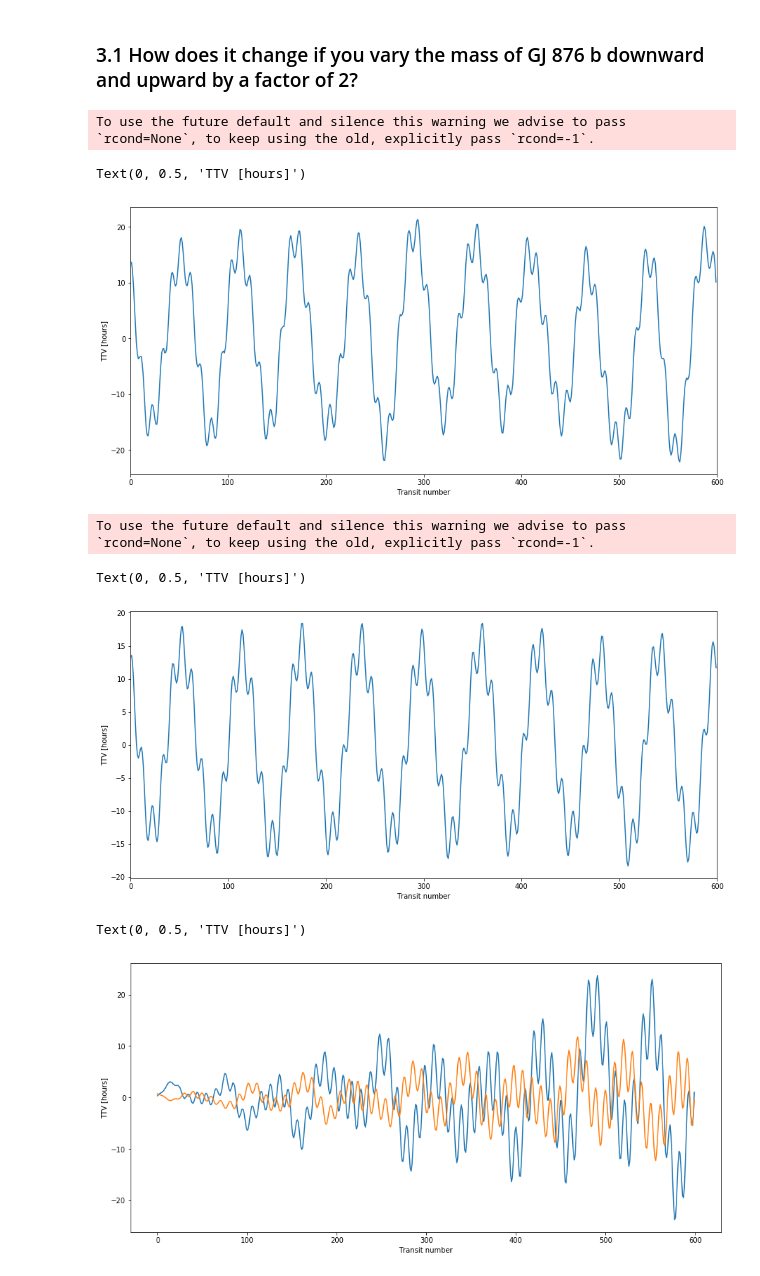
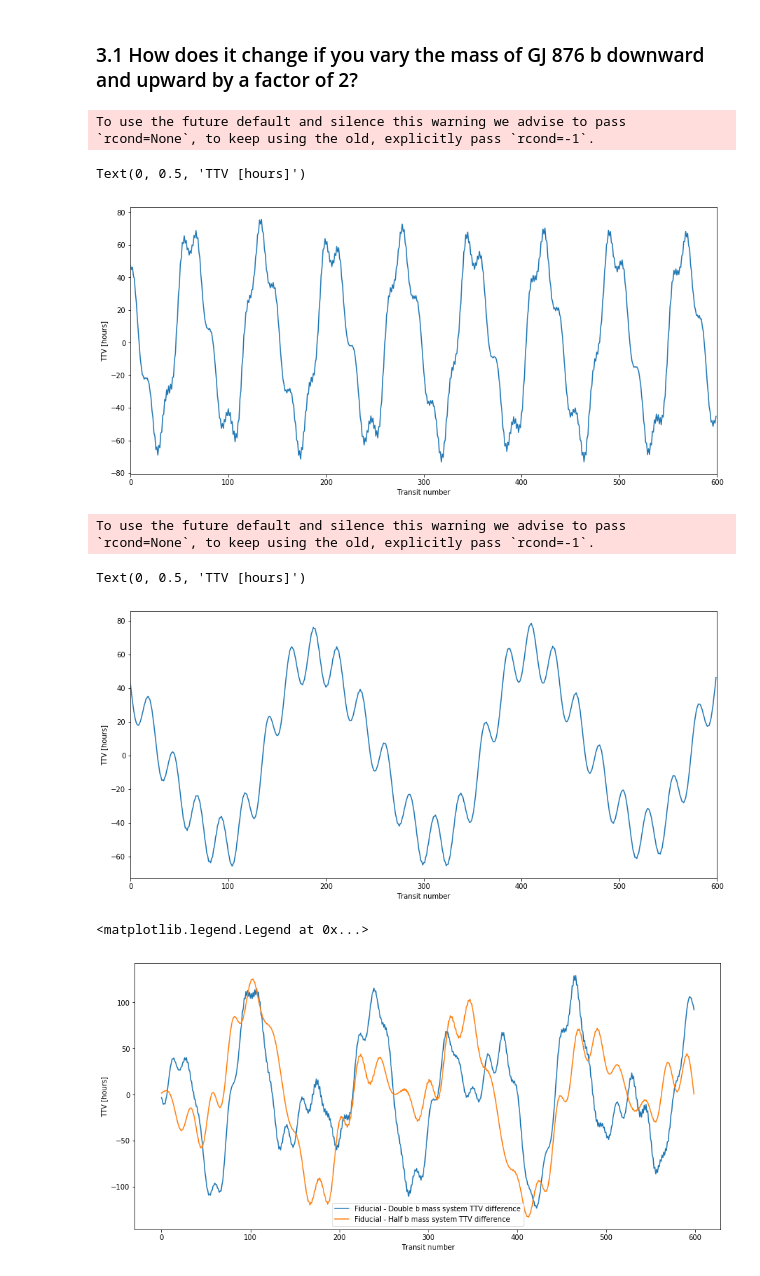
Before and after one commit to DinoBektesevic/ASTR597-Exoplanets, a Jupyter notebook: DinoBektesevic_HW3.ipynb, the cells around one changed output. Drawn from its saved outputs; the diff is of its cells as text; code cells hidden in the pictures.

```diff
--- a/DinoBektesevic_HW3.ipynb
+++ b/DinoBektesevic_HW3.ipynb
@@ -255,7 +254,7 @@ i = np.arccos(rs/planets[-1].a)
 
 pplan = copy.deepcopy(planets)
 for planet, name in zip(pplan, 'dcbe'):
-    newm = calcMass(planet, i*deg2rad)
+    newm = calcMass(planet, i)
     print("Planet {0} mass, @ inclination {1}, is {2:0.5f} M_sun. or {3:0.5f} M_earth".format(name, i, newm,
                                                                                                   newm/mearth2msun))
 # %% [output]
@@ -480,7 +479,7 @@ Depending on the used instrument, this can be within the, or slightly larger tha
 # %% [markdown]
 ## 4. Make a plot of the TTVs of GJ 876 c over 4 years (assuming edge-on, so that planet would transit).
 # %%
-def calcTTV(planets, N=600, dt=0.00172021412):
+def calcTTV(planets, N=600, dt=0.00172021412, nplanet=1):
     """For given planets, number of transits and timestep dt runs a Rebound
     simulation keeping track of times when transits occur. Returns the transit
     number and simulated transit timing variation of that transit.
@@ -496,13 +495,13 @@ def calcTTV(planets, N=600, dt=0.00172021412):
 
     i = 0
     while i<N:
-        y_old = p[3].y - p[0].y  # (Thanks to David Martin for pointing out a bug in this line!)
+        y_old = p[nplanet+1].y - p[0].y  # (Thanks to David Martin for pointing out a bug in this line!)
         t_old = sim.t
         sim.integrate(sim.t+dt) # check for transits every 0.5 time units. Note that 0.5 is shorter than one orbit
         t_new = sim.t
-        if y_old*(p[3].y-p[0].y)<0. and p[3].x-p[0].x>0.:   # sign changed (y_old*y<0), planet in front of star (x>0)
+        if y_old*(p[nplanet+1].y-p[0].y)<0. and p[nplanet+1].x-p[0].x>0.:   # sign changed (y_old*y<0), planet in front of star (x>0)
             while t_new-t_old>1e-7:   # bisect until prec of 1e-5 reached
-                if y_old*(p[3].y-p[0].y)<0.:
+                if y_old*(p[nplanet+1].y-p[0].y)<0.:
                     t_new = sim.t
                 else:
                     t_old = sim.t
@@ -538,7 +563,7 @@ Text(0, 0.5, 'TTV [hours]')
 # %% [markdown]
 ### 3.1 How does it change if you vary the mass of GJ 876 b downward and upward by a factor of 2?
 # %%
-pplan[3].m *= 2
+pplan[2].m *= 2
 
 x2, y2 = calcTTV(pplan)
 
@@ -550,10 +575,10 @@ ax.set_ylabel("TTV [hours]")
 # %% [output]
 To use the future default and silence this warning we advise to pass `rcond=None`, to keep using the old, explicitly pass `rcond=-1`.
 Text(0, 0.5, 'TTV [hours]')
-[figure, old version]
+[figure, new version]
 # %%
 # note that divided by four to offset the doubling in mass above
-pplan[3].m /= 4
+pplan[2].m /= 4
 x3, y3 = calcTTV(pplan)
 
 fig, ax = plt.subplots(1, 1, figsize=(15, 7))
@@ -564,14 +589,16 @@ ax.set_ylabel("TTV [hours]")
 # %% [output]
 To use the future default and silence this warning we advise to pass `rcond=None`, to keep using the old, explicitly pass `rcond=-1`.
 Text(0, 0.5, 'TTV [hours]')
-[figure, old version]
+[figure, new version]
 # %%
 fig, ax = plt.subplots(1, 1, figsize=(15, 7))
 
-ax.plot(x1, y1-y2, label='First - double mass')
-ax.plot(x1, y1-y3, label='First - half mass')
+ax.plot(x1, y1-y2, label='Fiducial - Double b mass system TTV difference')
+ax.plot(x1, y1-y3, label='Fiducial - Half b mass system TTV difference')
 ax.set_xlabel("Transit number")
 ax.set_ylabel("TTV [hours]")
+
+plt.legend()
 # %% [output]
-Text(0, 0.5, 'TTV [hours]')
+<matplotlib.legend.Legend at 0x...>
-[figure, old version]
+[figure, new version]
```
Also changed, not shown: parts of 9 cells of this notebook.
